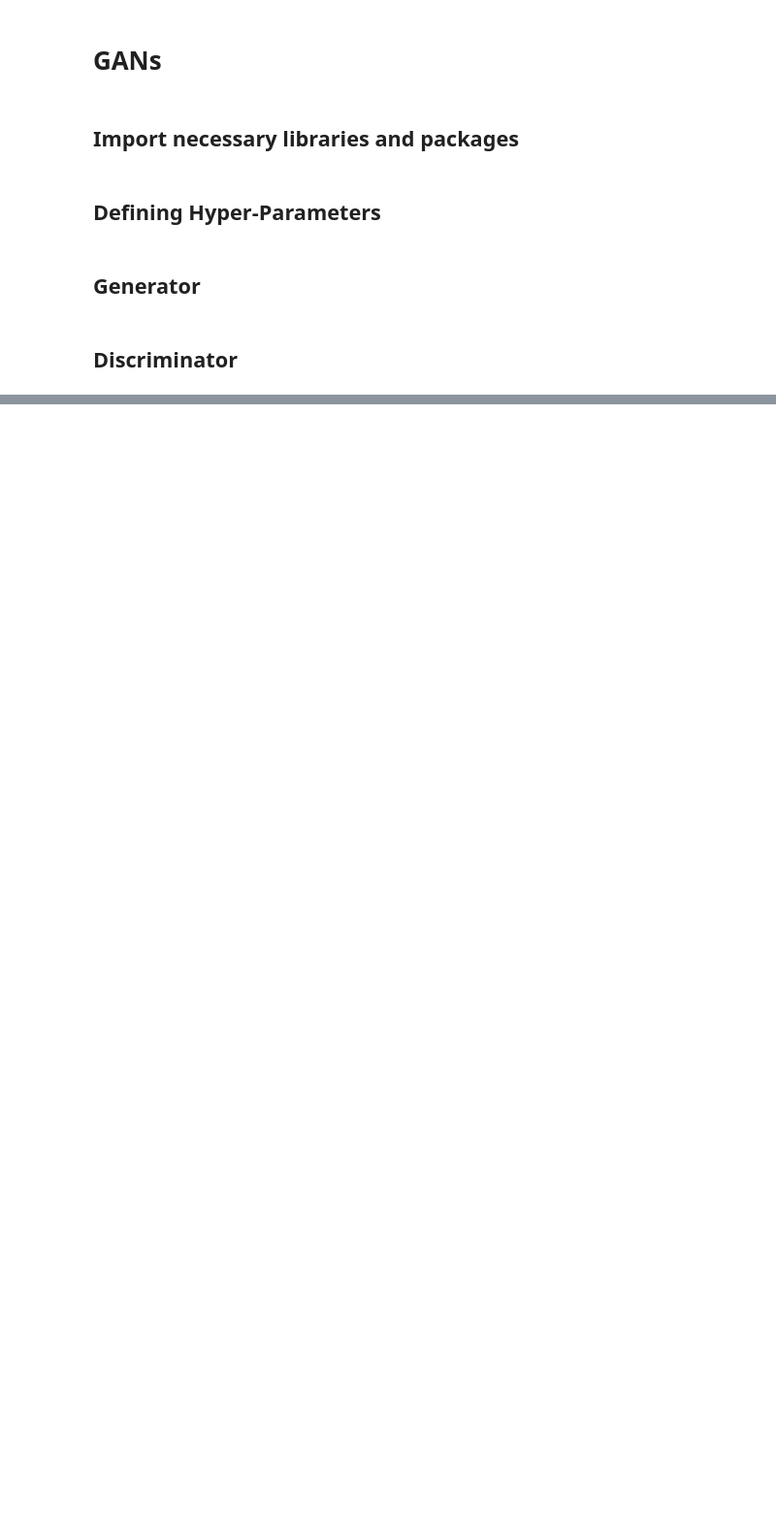
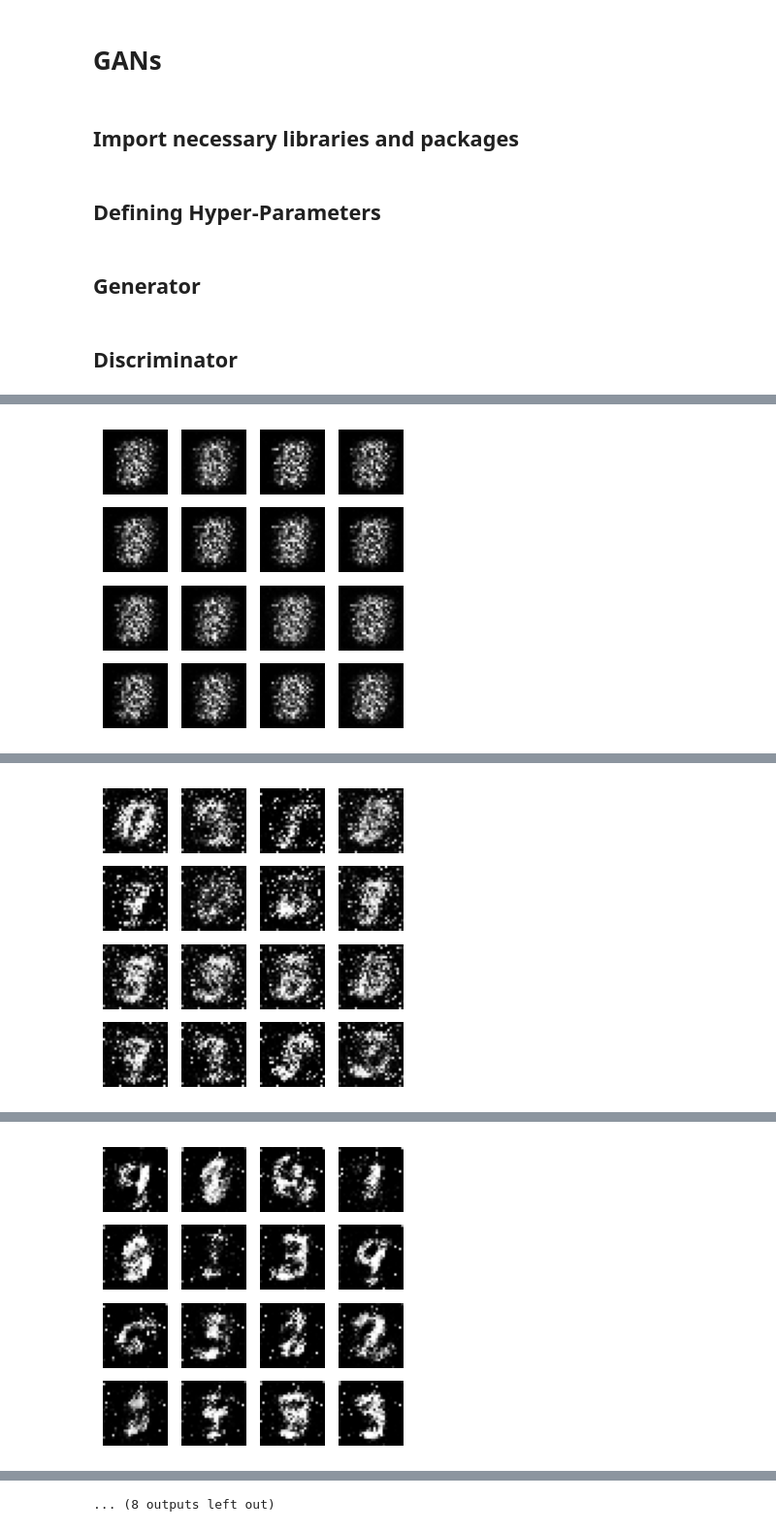
Before and after one commit to sulaiman-shamasna/GANs, a Jupyter notebook: GANs.ipynb, the cells around one changed output, grey strips where cells are left out. Shown: that part at 97% size. Saved outputs shown, nothing was run; the diff lists cells and outputs as text; code cells hidden in the pictures; blank space fills up the shorter version.

Commit message:
chore: :building_construction: Update and improve the implementation of the noteboot tto train the GAN!

```diff
--- a/GANs.ipynb
+++ b/GANs.ipynb
@@ -86,3 +169,0 @@ discriminator.compile(loss='binary_crossentropy',
-# %%
-# Build the Generator
-generator = build_generator(img_shape, z_dim)
@@ -107,15 +169,0 @@ gan.compile(loss='binary_crossentropy', optimizer=Adam())
-# %%
-# Build the Discriminator
-discriminator = build_discriminator(img_shape)
-discriminator.trainable = True  # Ensure the discriminator is trainable
-discriminator.compile(loss='binary_crossentropy',
-                      optimizer=Adam(),
-                      metrics=['accuracy'])
-
-# Build the Generator
-generator = build_generator(img_shape, z_dim)
-
-# Build the GAN model
-discriminator.trainable = False  # Freeze the discriminator's weights for the GAN
-gan = build_gan(generator, discriminator)
-gan.compile(loss='binary_crossentropy', optimizer=Adam())
@@ -241,0 +170,25 @@ WARNING:tensorflow:6 out of the last 6 calls to <function TensorFlowTrainer.make
+# %%
+def main():
+    """Main function to set up and train the GAN."""
+    config = Config()
+
+    # Instantiate models
+    generator = Generator(config)
+    discriminator = Discriminator(config)
+
+    # Define optimizers and loss function
+    generator_optimizer = Adam(learning_rate=config.learning_rate, beta_1=config.beta_1)
+    discriminator_optimizer = Adam(learning_rate=config.learning_rate, beta_1=config.beta_1)
+    cross_entropy = tf.keras.losses.BinaryCrossentropy(from_logits=False)
+
+    # Load dataset
+    dataset = load_dataset(config)
+
+    # Train the GAN
+    trainer = GANTrainer(generator, discriminator, generator_optimizer, discriminator_optimizer, cross_entropy, config)
+    trainer.train(dataset)
+
+
+if __name__ == "__main__":
+    main()
+# %% [output]
@@ -241,0 +205 @@ WARNING:tensorflow:6 out of the last 6 calls to <function TensorFlowTrainer.make
+[figure, added]
@@ -241,0 +216 @@ WARNING:tensorflow:6 out of the last 6 calls to <function TensorFlowTrainer.make
+[figure, added]
@@ -241,0 +227 @@ WARNING:tensorflow:6 out of the last 6 calls to <function TensorFlowTrainer.make
+[figure, added]
@@ -241,0 +261 @@ WARNING:tensorflow:6 out of the last 6 calls to <function TensorFlowTrainer.make
+... (8 outputs left out)
```
Also changed, not shown: parts of 15 cells of this notebook.
